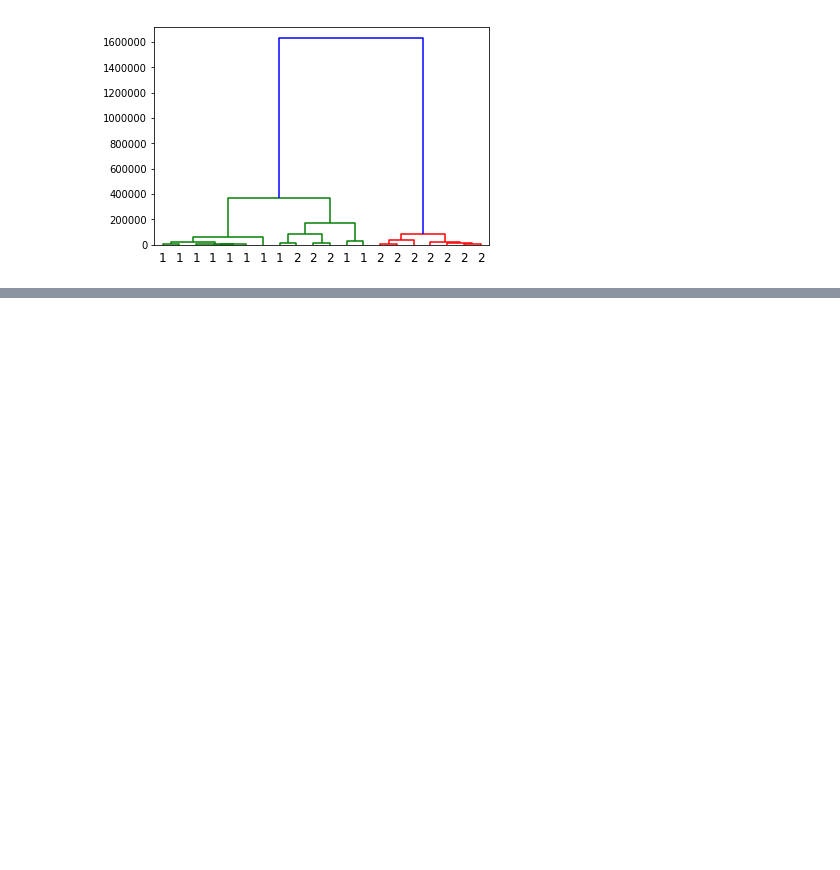
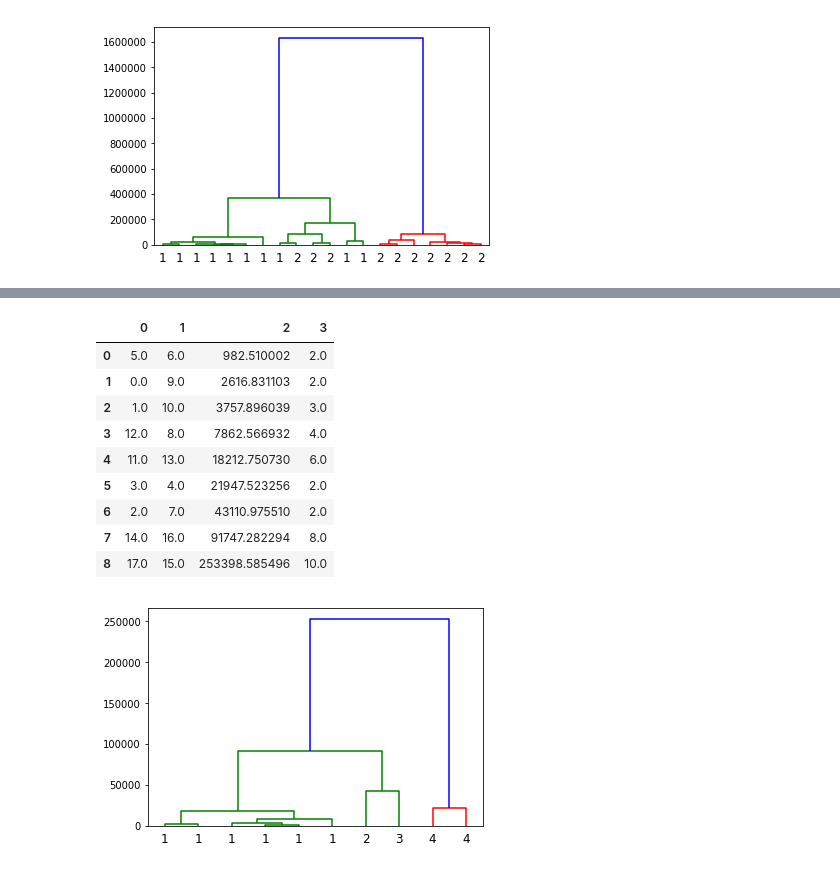
Before and after one commit to shahcompbio/scgenome-deprecated, a Jupyter notebook: notebooks/bhc_v_umap_hdb_ovarian.ipynb, the cells around one changed output, grey strips where cells are left out. Cells and saved outputs as stored; diff of their text form; code cells hidden in the pictures; blank space fills up the shorter version.

```diff
--- a/notebooks/bhc_v_umap_hdb_ovarian.ipynb
+++ b/notebooks/bhc_v_umap_hdb_ovarian.ipynb
@@ -150,0 +160,18 @@ g = sns.clustermap(bi_cn_meas, col_cluster=False, row_linkage=nbiplot_data, ytic
+# %%
+import pandas as pd
+display(pd.DataFrame(plot_data))
+from scipy.cluster.hierarchy import fcluster
+pruned_clst = fcluster(plot_data, 30000, criterion = "distance")
+f = dendrogram(plot_data, labels = pruned_clst)
+# %% [output]
+|  | 0 | 1 | 2 | 3 |
+| 0 | 5.0 | 6.0 | 982.510002 | 2.0 |
+| 1 | 0.0 | 9.0 | 2616.831103 | 2.0 |
+| 2 | 1.0 | 10.0 | 3757.896039 | 3.0 |
+| 3 | 12.0 | 8.0 | 7862.566932 | 4.0 |
+| 4 | 11.0 | 13.0 | 18212.750730 | 6.0 |
+| 5 | 3.0 | 4.0 | 21947.523256 | 2.0 |
+| 6 | 2.0 | 7.0 | 43110.975510 | 2.0 |
+| 7 | 14.0 | 16.0 | 91747.282294 | 8.0 |
+| 8 | 17.0 | 15.0 | 253398.585496 | 10.0 |
+[figure, added]
```
Also changed, not shown: parts of 3 cells of this notebook, 1 other file.
